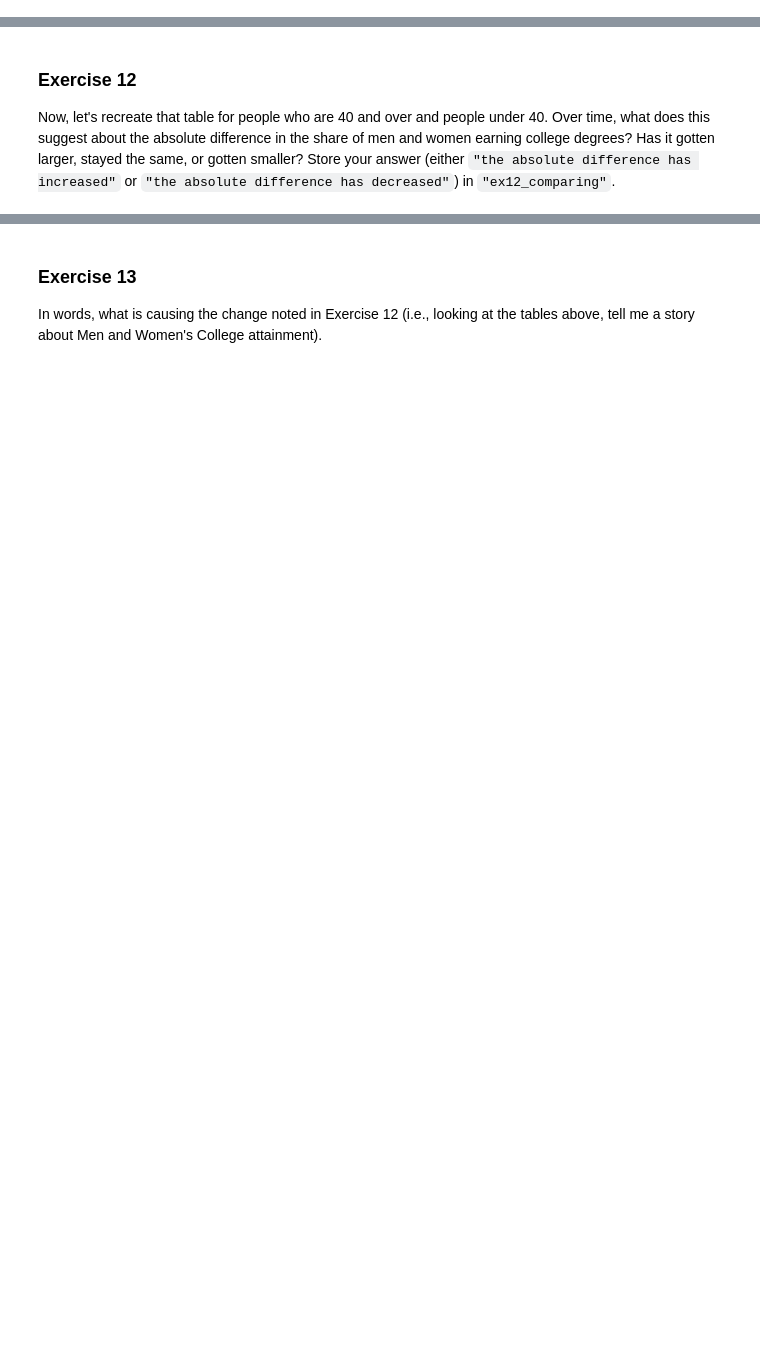
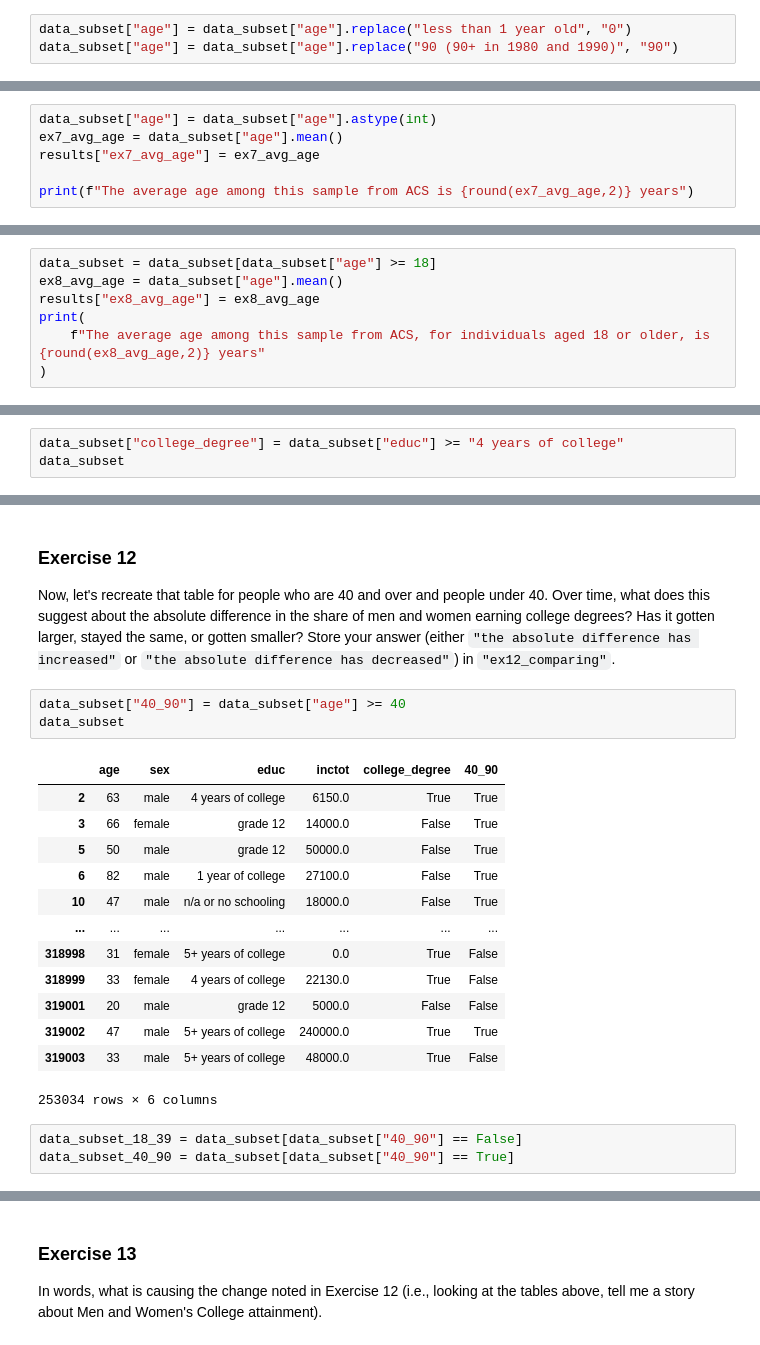
Before and after one commit to BarbaraPFloresRios/IDS720_PracticalDataScience, a Jupyter notebook: 20231010_ExerciseCleaning/Exercise_cleaning.ipynb, the cells around one changed output, grey strips where cells are left out. Cells and saved outputs as stored; diff of their text form; blank space fills up the shorter version.

```diff
--- a/20231010_ExerciseCleaning/Exercise_cleaning.ipynb
+++ b/20231010_ExerciseCleaning/Exercise_cleaning.ipynb
@@ -130,7 +130,16 @@ In order to convert `age` into a numeric variable, we need to replace those prob
 **Hint 2:** Remember that characters like parentheses, pluses, asterisks, etc. are special in Python strings, and you have to escape them if you want them to be interpreted literally!
 
 **Hint 3:** Because the US Census has been conducted regularly for hundreds of years but exactly how the census has been conducted have occasionally changed, variables are sometimes coded in a way that might be interpreted in different ways for different census years. For example, hypothetically, one might write `90 (90+ in 1980 and 1990)` if the Censuses conducted in 1980 and 1990 used to top-code age at 90 (any values *over* 90 were just coded as 90), but more recent Censuses no longer top-coded age and recorded ages over 90 as the respondents actual age.
+# %%
+data_subset["age"] = data_subset["age"].replace("less than 1 year old", "0")
+data_subset["age"] = data_subset["age"].replace("90 (90+ in 1980 and 1990)", "90")
 # %% [markdown]
 ### Exercise 7
 
 Now convert age from a categorical to numeric. Calculate the average age amoung this group, and store it in `"ex7_avg_age"`.
+# %%
+data_subset["age"] = data_subset["age"].astype(int)
+ex7_avg_age = data_subset["age"].mean()
+results["ex7_avg_age"] = ex7_avg_age
+
+print(f"The average age among this sample from ACS is {round(ex7_avg_age,2)} years")
@@ -140,3 +151,10 @@ Now convert age from a categorical to numeric. Calculate the average age amoung
 Let's now filter out anyone in our data whose age is less than 18. Note that before made `age` a numeric variable, we couldn't do this! Again, calculate the average age and this time store it in `"ex8_avg_age"`.
 
 Use this sample of people 18 and over for all subsequent exercises.
+# %%
+data_subset = data_subset[data_subset["age"] >= 18]
+ex8_avg_age = data_subset["age"].mean()
+results["ex8_avg_age"] = ex8_avg_age
+print(
+    f"The average age among this sample from ACS, for individuals aged 18 or older, is {round(ex8_avg_age,2)} years"
+)
@@ -146,0 +195,3 @@ Create an indicator variable for whether each person has *at least* a college Ba
+# %%
+data_subset["college_degree"] = data_subset["educ"] >= "4 years of college"
+data_subset
@@ -158,3 +266,23 @@ Store the share (between 0 and 1) of men with college degrees in `"ex11_share_ma
 ### Exercise 12
 
 Now, let's recreate that table for people who are 40 and over and people under 40. Over time, what does this suggest about the absolute difference in the share of men and women earning college degrees? Has it gotten larger, stayed the same, or gotten smaller? Store your answer (either `"the absolute difference has increased"` or `"the absolute difference has decreased"`) in `"ex12_comparing"`.
+# %%
+data_subset["40_90"] = data_subset["age"] >= 40
+data_subset
+# %% [output]
+|  | age | sex | educ | inctot | college_degree | 40_90 |
+| 2 | 63 | male | 4 years of college | 6150.0 | True | True |
+| 3 | 66 | female | grade 12 | 14000.0 | False | True |
+| 5 | 50 | male | grade 12 | 50000.0 | False | True |
+| 6 | 82 | male | 1 year of college | 27100.0 | False | True |
+| 10 | 47 | male | n/a or no schooling | 18000.0 | False | True |
+| ... | ... | ... | ... | ... | ... | ... |
+| 318998 | 31 | female | 5+ years of college | 0.0 | True | False |
+| 318999 | 33 | female | 4 years of college | 22130.0 | True | False |
+| 319001 | 20 | male | grade 12 | 5000.0 | False | False |
+| 319002 | 47 | male | 5+ years of college | 240000.0 | True | True |
+| 319003 | 33 | male | 5+ years of college | 48000.0 | True | False |
+253034 rows × 6 columns
+# %%
+data_subset_18_39 = data_subset[data_subset["40_90"] == False]
+data_subset_40_90 = data_subset[data_subset["40_90"] == True]
```
Also changed, not shown: parts of 19 cells of this notebook, 3 other files.
